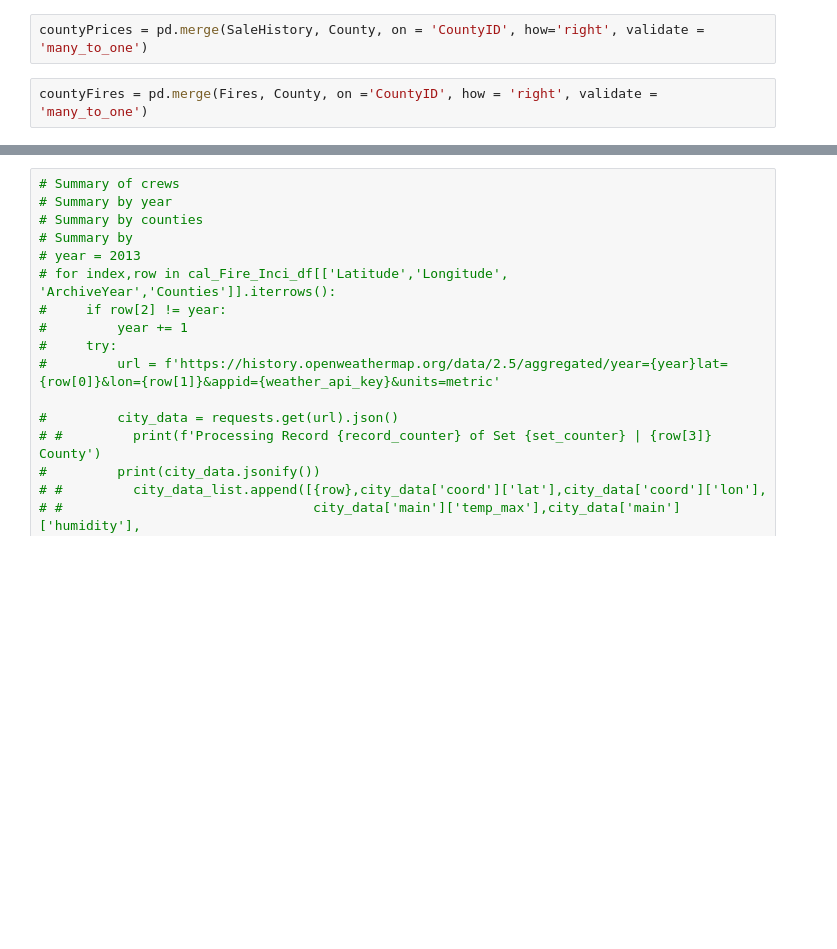
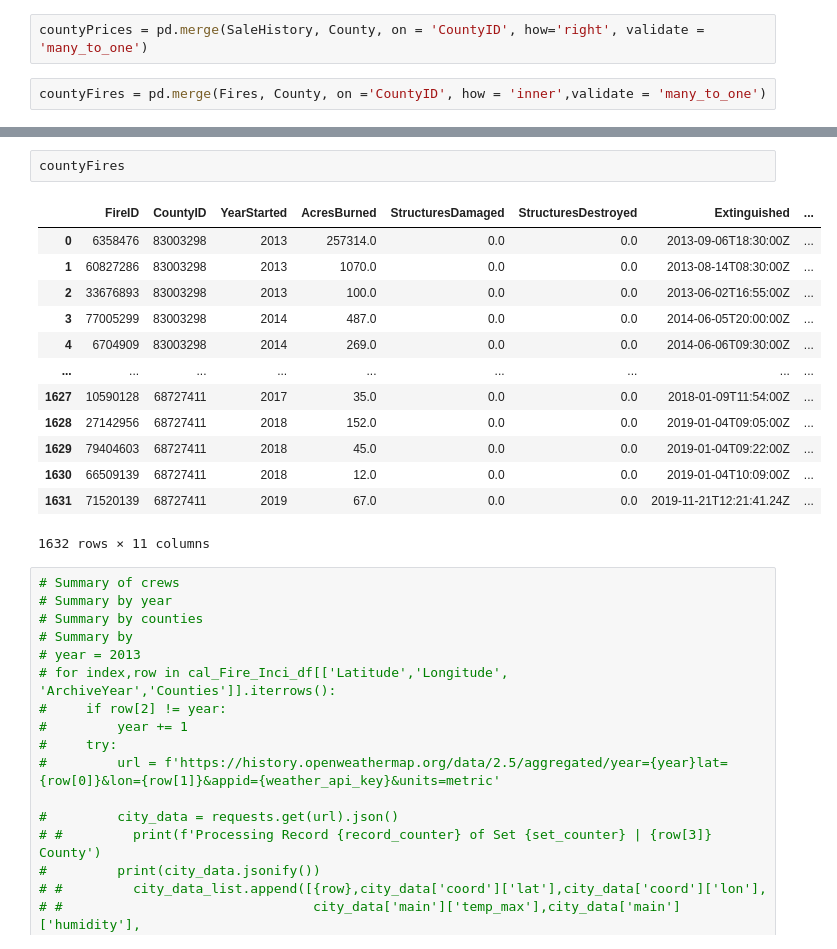
Before and after one commit to timegnome/ETL-Project, a Jupyter notebook: Wildfire-ETL.ipynb, the cells around one changed output, grey strips where cells are left out. Drawn from its saved outputs; the diff is of its cells as text; blank space fills up the shorter version.

```diff
--- a/Wildfire-ETL.ipynb
+++ b/Wildfire-ETL.ipynb
@@ -142,4 +154,4 @@ County
 # %%
 countyPrices = pd.merge(SaleHistory, County, on = 'CountyID', how='right', validate = 'many_to_one')
 # %%
-countyFires = pd.merge(Fires, County, on ='CountyID', how = 'right', validate = 'many_to_one')
+countyFires = pd.merge(Fires, County, on ='CountyID', how = 'inner',validate = 'many_to_one')
@@ -160,3 +158,19 @@ countyFires = pd.merge(Fires, County, on ='CountyID', how = 'right', validate =
+# %%
+countyFires
+# %% [output]
+|  | FireID | CountyID | YearStarted | AcresBurned | StructuresDamaged | StructuresDestroyed | Extinguished | ... |
+| 0 | 6358476 | 83003298 | 2013 | 257314.0 | 0.0 | 0.0 | 2013-09-06T18:30:00Z | ... |
+| 1 | 60827286 | 83003298 | 2013 | 1070.0 | 0.0 | 0.0 | 2013-08-14T08:30:00Z | ... |
+| 2 | 33676893 | 83003298 | 2013 | 100.0 | 0.0 | 0.0 | 2013-06-02T16:55:00Z | ... |
+| 3 | 77005299 | 83003298 | 2014 | 487.0 | 0.0 | 0.0 | 2014-06-05T20:00:00Z | ... |
+| 4 | 6704909 | 83003298 | 2014 | 269.0 | 0.0 | 0.0 | 2014-06-06T09:30:00Z | ... |
+| ... | ... | ... | ... | ... | ... | ... | ... | ... |
+| 1627 | 10590128 | 68727411 | 2017 | 35.0 | 0.0 | 0.0 | 2018-01-09T11:54:00Z | ... |
+| 1628 | 27142956 | 68727411 | 2018 | 152.0 | 0.0 | 0.0 | 2019-01-04T09:05:00Z | ... |
+| 1629 | 79404603 | 68727411 | 2018 | 45.0 | 0.0 | 0.0 | 2019-01-04T09:22:00Z | ... |
+| 1630 | 66509139 | 68727411 | 2018 | 12.0 | 0.0 | 0.0 | 2019-01-04T10:09:00Z | ... |
+| 1631 | 71520139 | 68727411 | 2019 | 67.0 | 0.0 | 0.0 | 2019-11-21T12:21:41.24Z | ... |
+1632 rows × 11 columns
 # %%
 # Summary of crews
 # Summary by year
```
Also changed, not shown: parts of 4 cells of this notebook.
